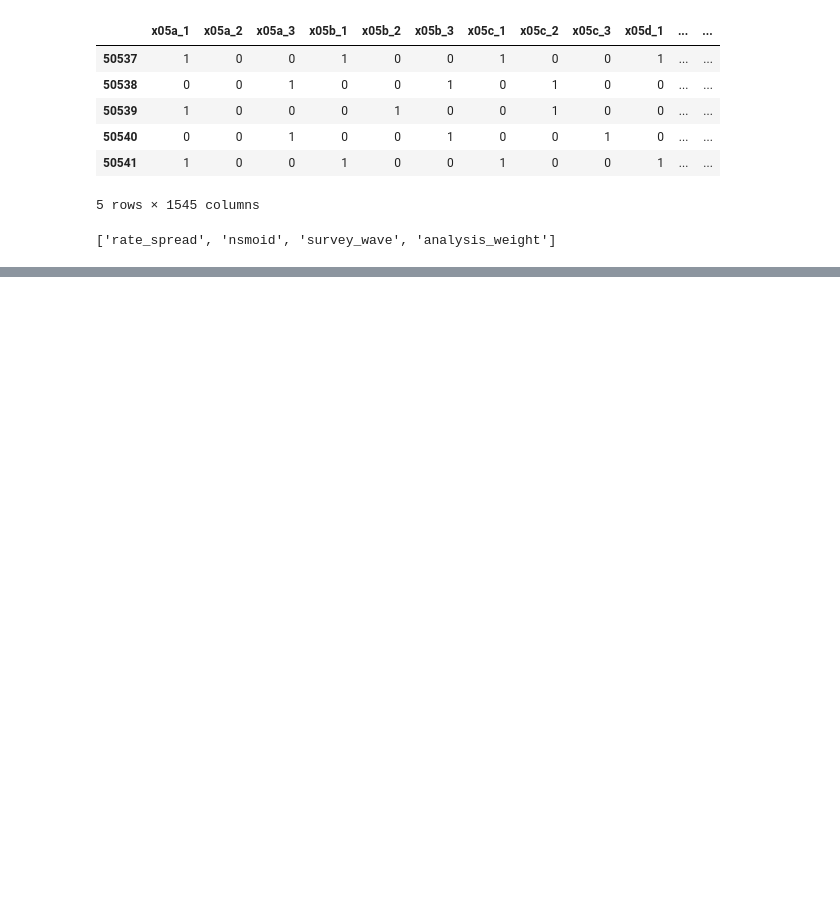
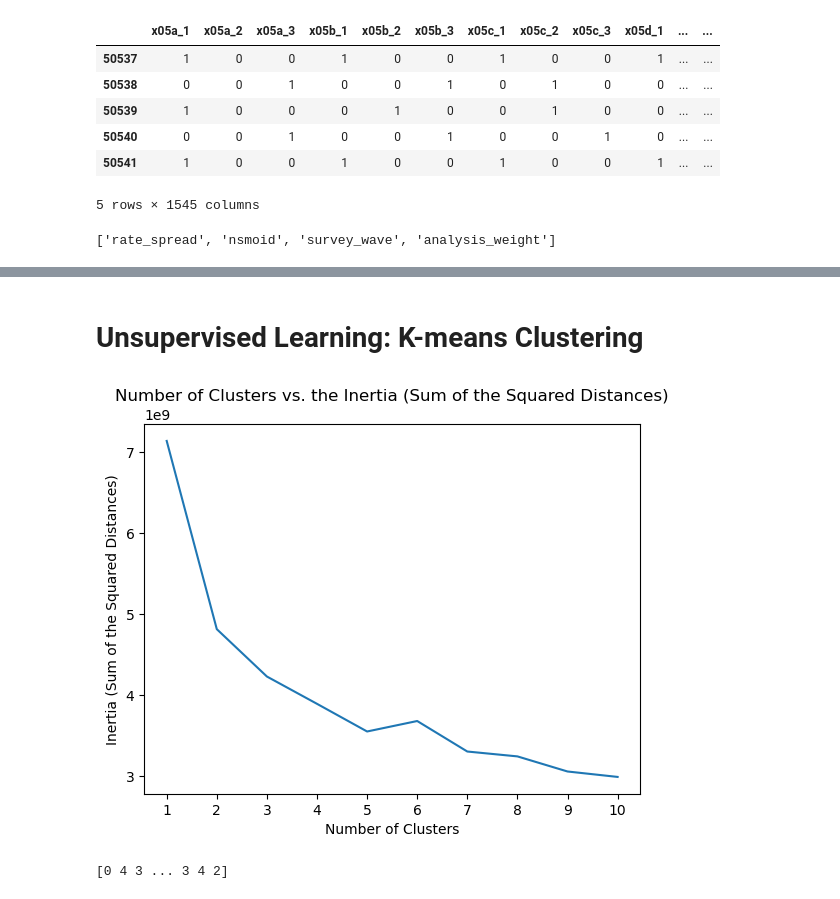
Before and after one commit to Papazian/MADS_Milestone_II, a Jupyter notebook: exploratory_data_analysis.ipynb, the cells around one changed output, grey strips where cells are left out. Saved outputs shown, nothing was run; the diff lists cells and outputs as text; code cells hidden in the pictures; blank space fills up the shorter version.

Commit message:
Unsupervised Learning with K-means Clustering
Unsupervised Learning with K-means Clustering

```diff
--- a/exploratory_data_analysis.ipynb
+++ b/exploratory_data_analysis.ipynb
@@ -198,4 +208,20 @@ y = processed_df[target_variable]
 # Split the data into training and testing partitions
 
 X_train, X_test, y_train, y_test = train_test_split(X, y, train_size=0.80, random_state=0)
+# %%
+# Impute missing values for the predictor variables using the mean values
+
+# Create an imputer object
+imputer = SimpleImputer(strategy='mean')
+
+# Prevent "data leakage" by fitting the imputer on just the training data, and then apply it to the holdout testing data
+imputer.fit(X_train)
+
+# Transform both the training and testing data using the imputer fitted on just the training data
+X_train_imputed = imputer.transform(X_train)
+X_test_imputed = imputer.transform(X_test)
+
+# Convert back to DataFrame
+X_train = pd.DataFrame(X_train_imputed, columns=X_train.columns)
+X_test = pd.DataFrame(X_test_imputed, columns=X_test.columns)
 # %% [markdown]
@@ -363,0 +388,53 @@ print(all_model_performance_metrics_df)
+# %% [markdown]
+# Unsupervised Learning: K-means Clustering
+# %%
+# Concatenate X_train and X_test as X for Unsupervised Learning
+
+X = pd.concat([X_train, X_test], axis=0)
+# %%
+# Compute K-means Clustering from K = 1 to 10 using Mini Batches to speed up computations
+# https://scikit-learn.org/stable/modules/generated/sklearn.cluster.MiniBatchKMeans.html
+
+list_of_inertia_for_each_K = []
+
+for k in range(1, 11):
+    mbk = MiniBatchKMeans(init ='k-means++',
+                          n_clusters = k,
+                          batch_size = 100,
+                          n_init = 10,
+                          max_no_improvement = 10,
+                          verbose = 0)
+
+    mbk.fit(X)
+    list_of_inertia_for_each_K.append(mbk.inertia_)
+# %%
+# Plot of the Number of Clusters vs. the Inertia of Mini Batch K-means Clustering
+
+plt.plot(range(1, 11), list_of_inertia_for_each_K)
+plt.xticks(range(1, 11))
+plt.xlabel("Number of Clusters")
+plt.ylabel("Inertia (Sum of the Squared Distances)")
+plt.title("Number of Clusters vs. the Inertia (Sum of the Squared Distances)")
+plt.show()
+# %% [output]
+[figure, added]
+# %%
+# K-means Clustering with K=5 seems opimal because of the "elbow" point
+# https://www.geeksforgeeks.org/ml-mini-batch-k-means-clustering-algorithm/
+
+mbk = MiniBatchKMeans(init ='k-means++',
+                      n_clusters = 5,
+                      batch_size = 100,
+                      n_init = 10,
+                      max_no_improvement = 10,
+                      verbose = 0)
+
+mbk.fit(X)
+mbk_means_cluster_centers = np.sort(mbk.cluster_centers_, axis = 0)
+mbk_means_labels = pairwise_distances_argmin(X, mbk_means_cluster_centers)
+
+# Print out the cluster labels for each observation
+
+print(mbk_means_labels)
+# %% [output]
+[0 4 3 ... 3 4 2]
```
Also changed, not shown: parts of 10 cells of this notebook.
